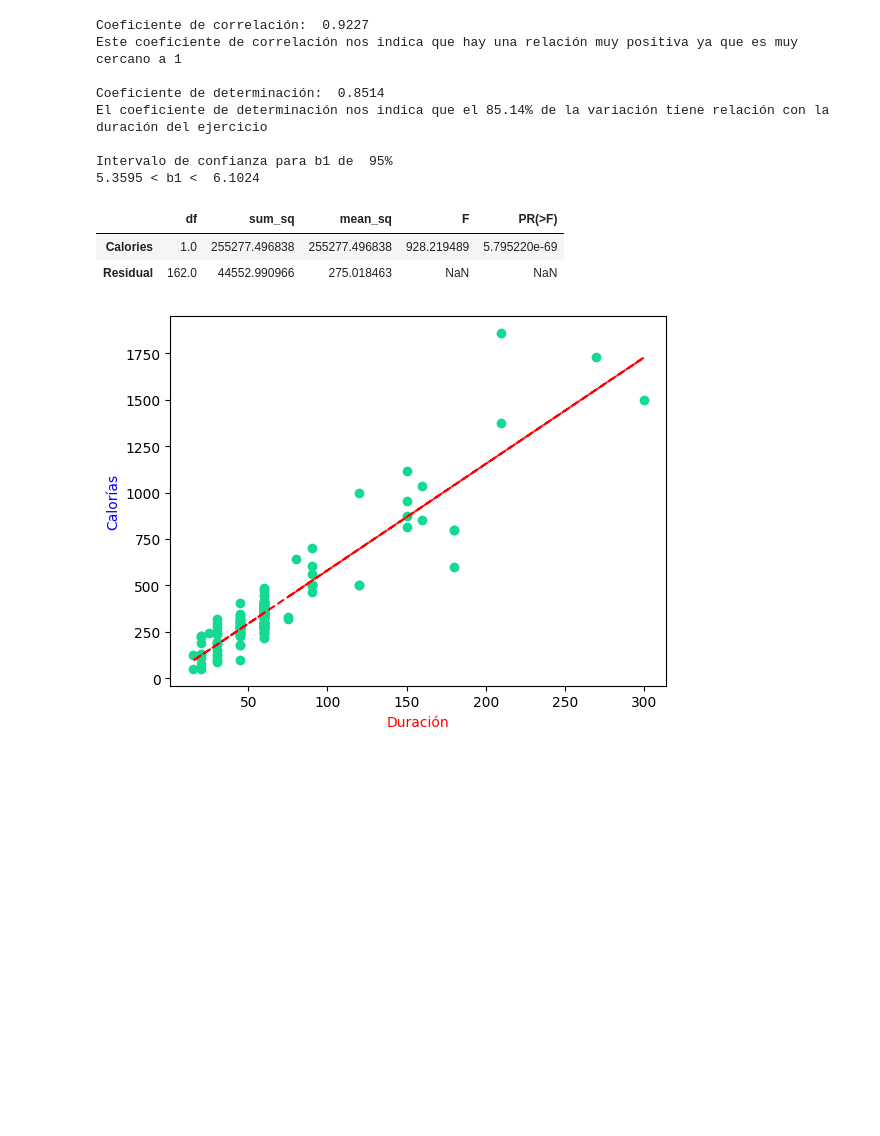
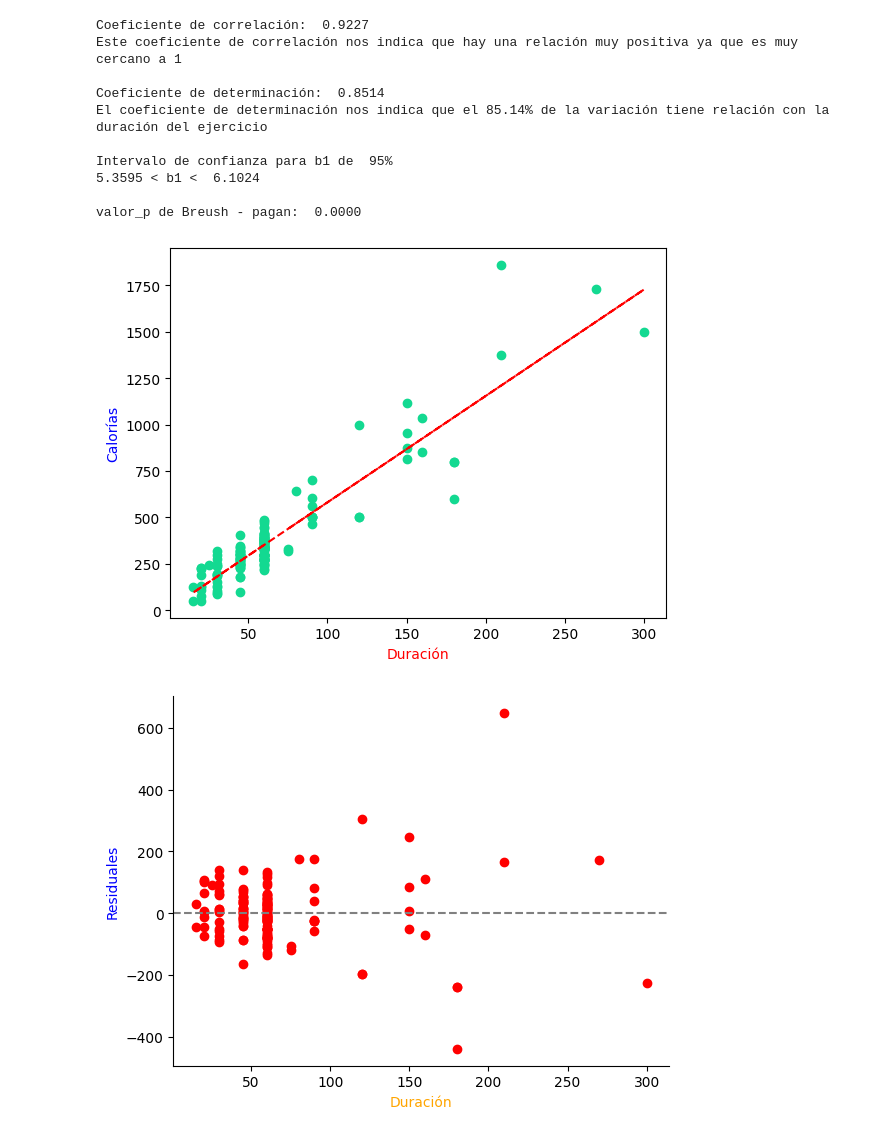
Before and after one commit to Angelgz011/estadistica2, a Jupyter notebook: eii_u1_01_22150429.ipynb, the cells around one changed output. Cells and saved outputs as stored; diff of their text form; code cells hidden in the pictures; blank space fills up the shorter version.

```diff
--- a/eii_u1_01_22150429.ipynb
+++ b/eii_u1_01_22150429.ipynb
@@ -40,35 +40,45 @@ print(f"Coeficiente de determinación: {r**2 : 0.4f}")
 print("El coeficiente de determinación nos indica que el 85.14% de la variación tiene relación con la duración del ejercicio\n")
 
 
 
 #Inciso d)
 nivel_de_confianza = 0.95
 intervalo_de_confianza = modelo.conf_int(alpha = 1 - nivel_de_confianza)
 intervalo_de_confianza_b1 = intervalo_de_confianza.iloc[1]
 print(f"Intervalo de confianza para b1 de {nivel_de_confianza: 0.0%}")
 print(f"{intervalo_de_confianza_b1[0]:0.4f} < b1 < {intervalo_de_confianza_b1[1]: 0.4f}\n")
+
 #COMPROBACIÓN CON ANOVA
 from statsmodels.formula.api import ols
 
 modelo_2 =ols("Duration ~ Calories", data = df).fit()
 tabla_anova = sm.stats.anova_lm(modelo_2)
 tabla_anova
 
 #e) Verifica los supuestos
 residuales = modelo.resid
 plt.figure()
-plt.scatterl(X, residuales, color = "red")
-ax =
+plt.scatter(X, residuales, color = "red")
+plt.xlabel("Duración", color = "orange")
+plt.ylabel("Residuales", color = "blue")
+ax = plt.gca()
+ax.spines['top'].set_visible(False)
+ax.spines['right'].set_visible(False)
+plt.axhline( y = 0, color = "gray", linestyle = "--")
+
+from statsmodels.stats.api import het_breuschpagan
+_, valor_p_bp, _, _ = het_breuschpagan( residuales, x_constante)
+print(f"valor_p de Breush - pagan: {valor_p_bp: 0.4f}\n")
 # %% [output]
 Coeficiente de correlación:  0.9227
 Este coeficiente de correlación nos indica que hay una relación muy positiva ya que es muy cercano a 1
 
 Coeficiente de determinación:  0.8514
 El coeficiente de determinación nos indica que el 85.14% de la variación tiene relación con la duración del ejercicio
 
 Intervalo de confianza para b1 de  95%
 5.3595 < b1 <  6.1024
+
+valor_p de Breush - pagan:  0.0000
-|  | df | sum_sq | mean_sq | F | PR(>F) |
-| Calories | 1.0 | 255277.496838 | 255277.496838 | 928.219489 | 5.795220e-69 |
-| Residual | 162.0 | 44552.990966 | 275.018463 | NaN | NaN |
 [figure]
+[figure, added]
```
